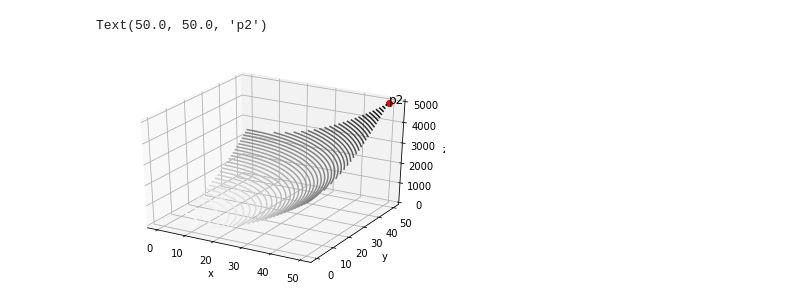
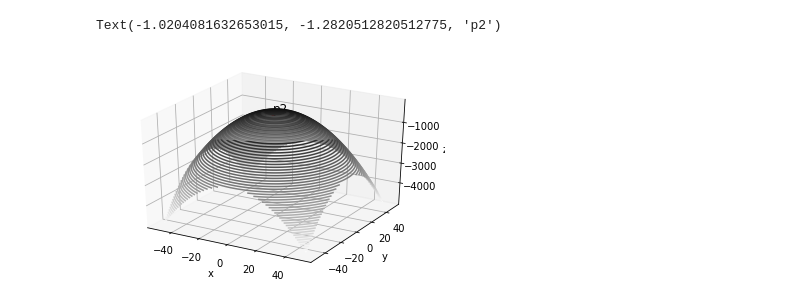
Before and after one commit to DaDamola/AI-Learning, a Jupyter notebook: Prob1_F2_ThreeDim_HW2.ipynb, the cells around one changed output. Cells and saved outputs as stored; diff of their text form; code cells hidden in the pictures.

```diff
--- a/Prob1_F2_ThreeDim_HW2.ipynb
+++ b/Prob1_F2_ThreeDim_HW2.ipynb
@@ -6,35 +6,35 @@ from mpl_toolkits import mplot3d
 import numpy as np
 import matplotlib.pyplot as plt
 
 def f2(x, y):
-    return x ** 2 + y ** 2
+    return 1 - (x ** 2 + y ** 2)
 
-x = np.linspace(0, 50, 50)
-y = np.linspace(0, 50, 40)
+x = np.linspace(-50, 50, 50)
+y = np.linspace(-50, 50, 40)
 
 X, Y = np.meshgrid(x, y)
 Z = f2(X, Y)
 
 p2Z = Z.max()
 
 res = np.where(Z == p2Z)
 coords = list(zip(res[0], res[1]))
 
 row = coords[0][0]
 col = coords[0][1]
 
 p2X = X[row][col]
 p2Y = Y[row][col]
 
 fig = plt.figure()
 ax = plt.axes(projection='3d')
 ax.contour3D(X, Y, Z, 50, cmap='binary')
 ax.set_xlabel('x')
 ax.set_ylabel('y')
 ax.set_zlabel('z');
 
 ax.plot([p2X], p2Y, p2Z,'ro')
 ax.text(p2X, p2Y, p2Z, "p2", fontsize=12)
 # %% [output]
-Text(50.0, 50.0, 'p2')
+Text(-1.0204081632653015, -1.2820512820512775, 'p2')
-[figure, old version]
+[figure, new version]
```
